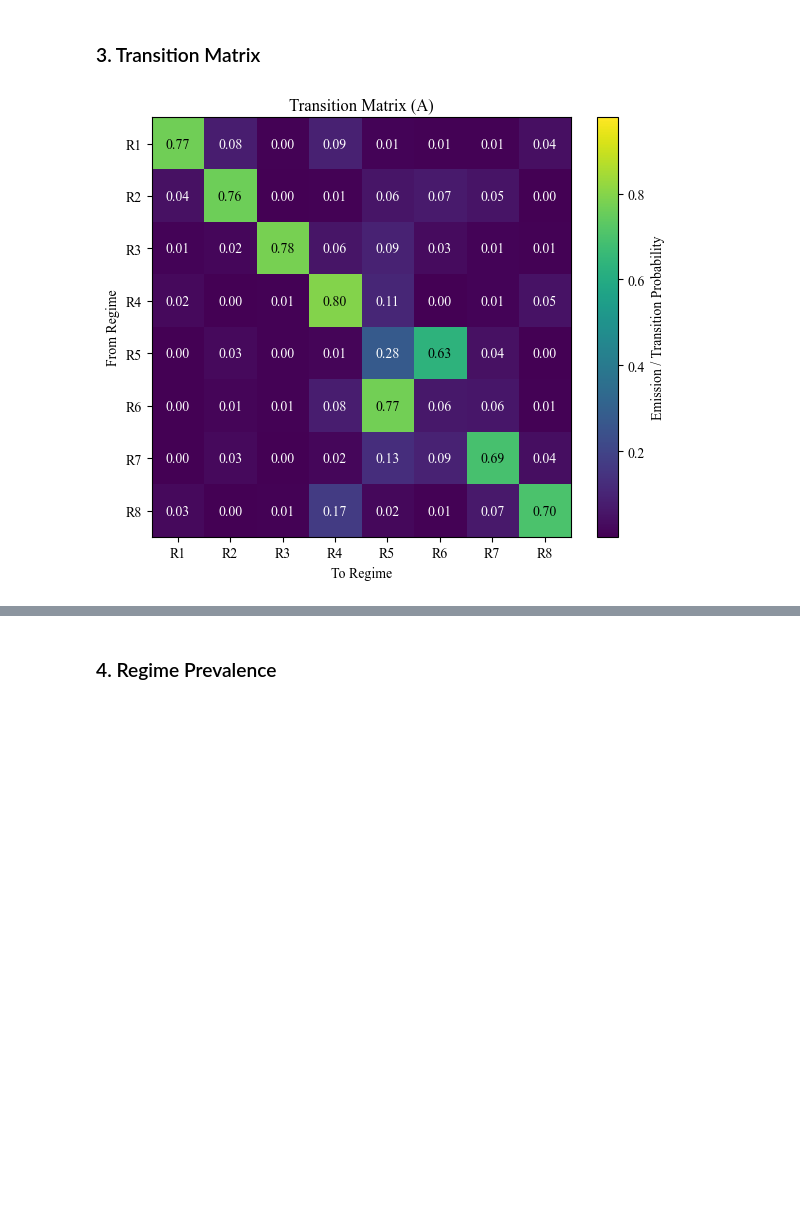
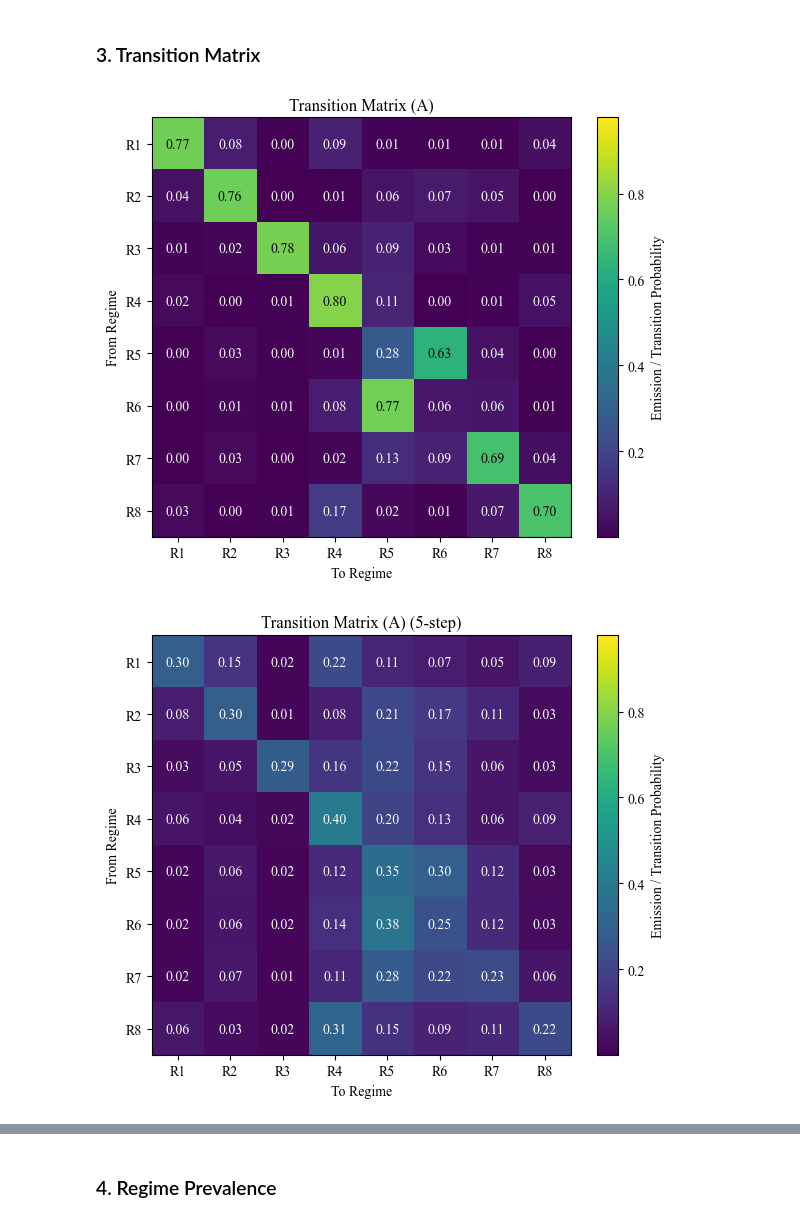
Before and after one commit to cartersale/Affect-Dynamics, a Jupyter notebook: notebooks/hmm_outputs.ipynb, the cells around one changed output, grey strips where cells are left out. Drawn from its saved outputs; the diff is of its cells as text; code cells hidden in the pictures; blank space fills up the shorter version.

```diff
--- a/notebooks/hmm_outputs.ipynb
+++ b/notebooks/hmm_outputs.ipynb
@@ -137,7 +138,7 @@ if 'pT' in locals():
 # %% [markdown]
 ### 3. Transition Matrix
 # %%
-def plot_transition_matrix(A: np.ndarray, K: int, pT: np.ndarray, pC: np.ndarray, vmin=None, vmax=None, save_path=None):
+def plot_transition_matrix(A: np.ndarray, K: int, pT: np.ndarray, pC: np.ndarray, vmin=None, vmax=None, save_path=None, title_suffix=""):
     """Plots the transition matrix, reordering states for interpretability, using a shared colorbar."""
     order, regime_labels = _regime_order_and_labels(pT, pC)
     A_sorted = A[order][:, order]
@@ -148,31 +149,39 @@ def plot_transition_matrix(A: np.ndarray, K: int, pT: np.ndarray, pC: np.ndarray
         vmax = max(A.max(), pT.max(), pC.max())
 
     plt.figure(figsize=(6, 5))
     im = plt.imshow(A_sorted, cmap="viridis", vmin=vmin, vmax=vmax)
 
-    plt.title("Transition Matrix (A)")
+    plt.title(f"Transition Matrix (A){title_suffix}")
     plt.xlabel("To Regime")
     plt.ylabel("From Regime")
 
     tick_labels = [label for label in regime_labels]
     plt.xticks(np.arange(K), tick_labels)
     plt.yticks(np.arange(K), tick_labels)
 
     # Annotate with probabilities
     for i in range(K):
         for j in range(K):
             plt.text(j, i, f"{A_sorted[i, j]:.2f}", ha="center", va="center",
                      color="white" if A_sorted[i, j] < 0.5 * vmax else "black")
 
     plt.colorbar(im, label="Emission / Transition Probability")
     plt.tight_layout()
     if save_path is not None:
         plt.savefig(save_path, format="svg")
     plt.show()
 
+def plot_multi_step_transition(A: np.ndarray, K: int, pT: np.ndarray, pC: np.ndarray, steps: int, vmin=None, vmax=None, save_path=None):
+    """Plot the k-step transition matrix (A^k) with the same regime order and colorbar."""
+    Ak = np.linalg.matrix_power(A, steps)
+    plot_transition_matrix(Ak, K, pT, pC, vmin=vmin, vmax=vmax, save_path=save_path, title_suffix=f" ({steps}-step)")
+
 if 'A' in locals():
     vmin = min(pT.min(), pC.min(), A.min())
     vmax = max(pT.max(), pC.max(), A.max())
     plot_transition_matrix(A, best_K, pT, pC, vmin=vmin, vmax=vmax, save_path=ARTIFACTS_DIR / "transition_matrix.svg")
+    for kstep in [5, 10, 20]:
+        plot_multi_step_transition(A, best_K, pT, pC, steps=kstep, vmin=vmin, vmax=vmax, save_path=ARTIFACTS_DIR / f"transition_matrix_{kstep}step.svg")
 # %% [output]
 [figure]
+[figure, added]
```
Also changed, not shown: parts of 6 cells of this notebook.
